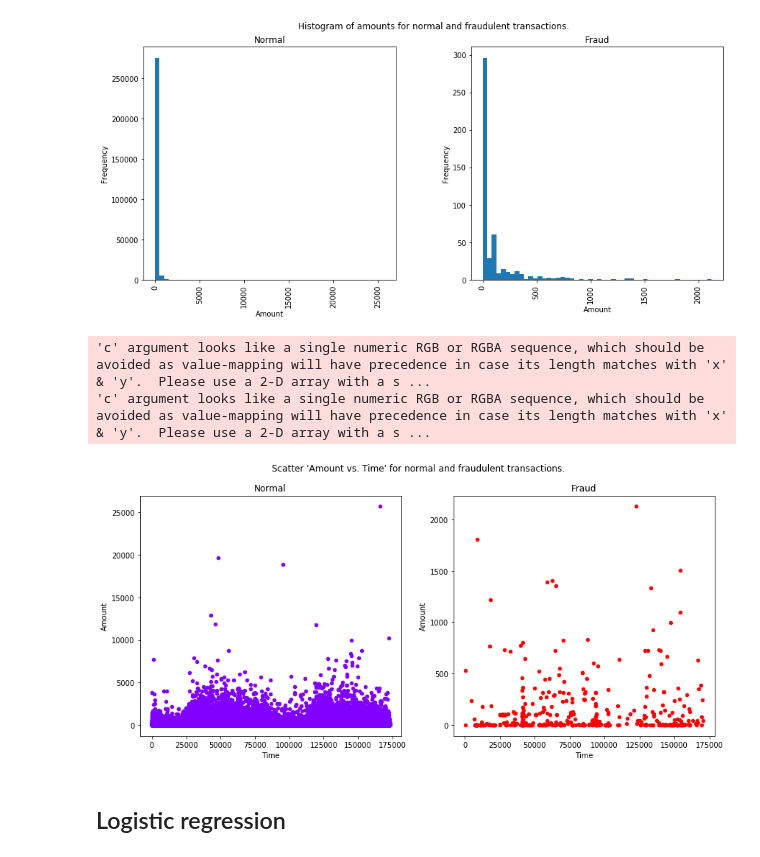
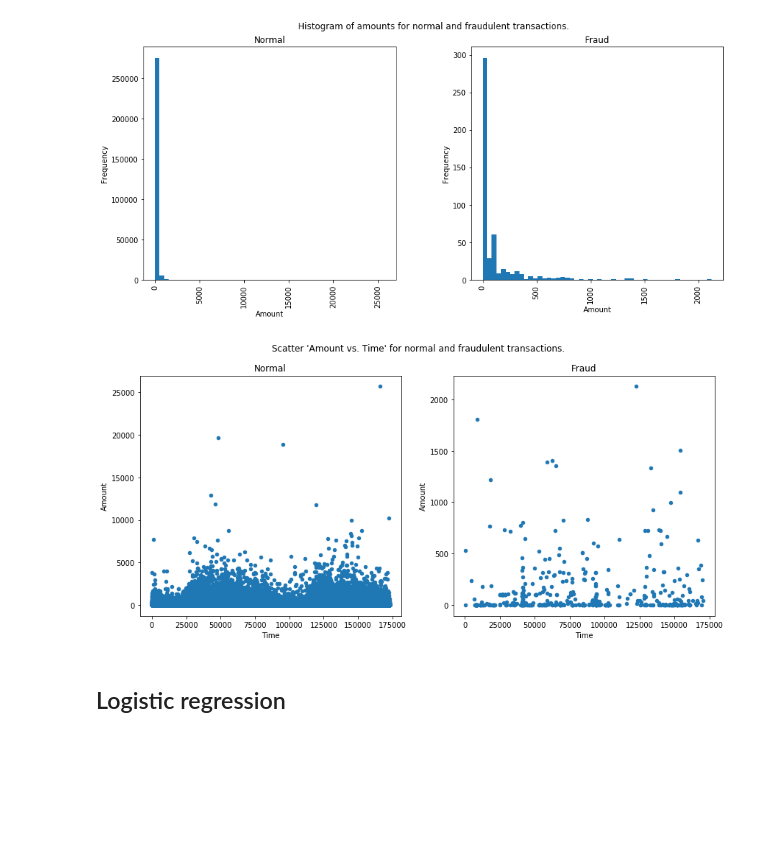
Before and after one commit to joshua-furtado/credit_card_fraud_detection, a Jupyter notebook: credit_card_fraud_detection.ipynb, the cells around one changed output. Drawn from its saved outputs; the diff is of its cells as text; code cells hidden in the pictures; blank space fills up the shorter version.

```diff
--- a/credit_card_fraud_detection.ipynb
+++ b/credit_card_fraud_detection.ipynb
@@ -177,23 +177,19 @@ title = plt.suptitle('Histogram of amounts for normal and fraudulent transaction
 # %%
 # Scatter plot 'Amount vs. Time' for normal and fraudulent transactions
 
 import matplotlib.cm as cm
 import numpy as np
 
-colors = iter(cm.rainbow(np.linspace(0, 1, 2)))
-
 fig, (ax1, ax2) = plt.subplots(nrows=1, ncols=2, figsize=(14,6), sharey=False)
 fig.suptitle('Scatter \'Amount vs. Time\' for normal and fraudulent transactions.')
 
-normal.plot.scatter(x='Time', y='Amount', c=next(colors), legend=False, ax=ax1)
+normal.plot.scatter(x='Time', y='Amount', legend=False, ax=ax1)
 ax1_title = ax1.set_title("Normal")
 
-fraud.plot.scatter(x='Time', y='Amount', c=next(colors), legend=False, ax=ax2)
+fraud.plot.scatter(x='Time', y='Amount', legend=False, ax=ax2)
 ax2_title = ax2.set_title("Fraud")
 # %% [output]
-'c' argument looks like a single numeric RGB or RGBA sequence, which should be avoided as value-mapping will have precedence in case its length matches with 'x' & 'y'.  Please use a 2-D array with a s ...
-'c' argument looks like a single numeric RGB or RGBA sequence, which should be avoided as value-mapping will have precedence in case its length matches with 'x' & 'y'.  Please use a 2-D array with a s ...
-[figure, old version]
+[figure, new version]
 # %% [markdown]
 ## Logistic regression
 # %%
```
Also changed, not shown: parts of 3 cells of this notebook.
